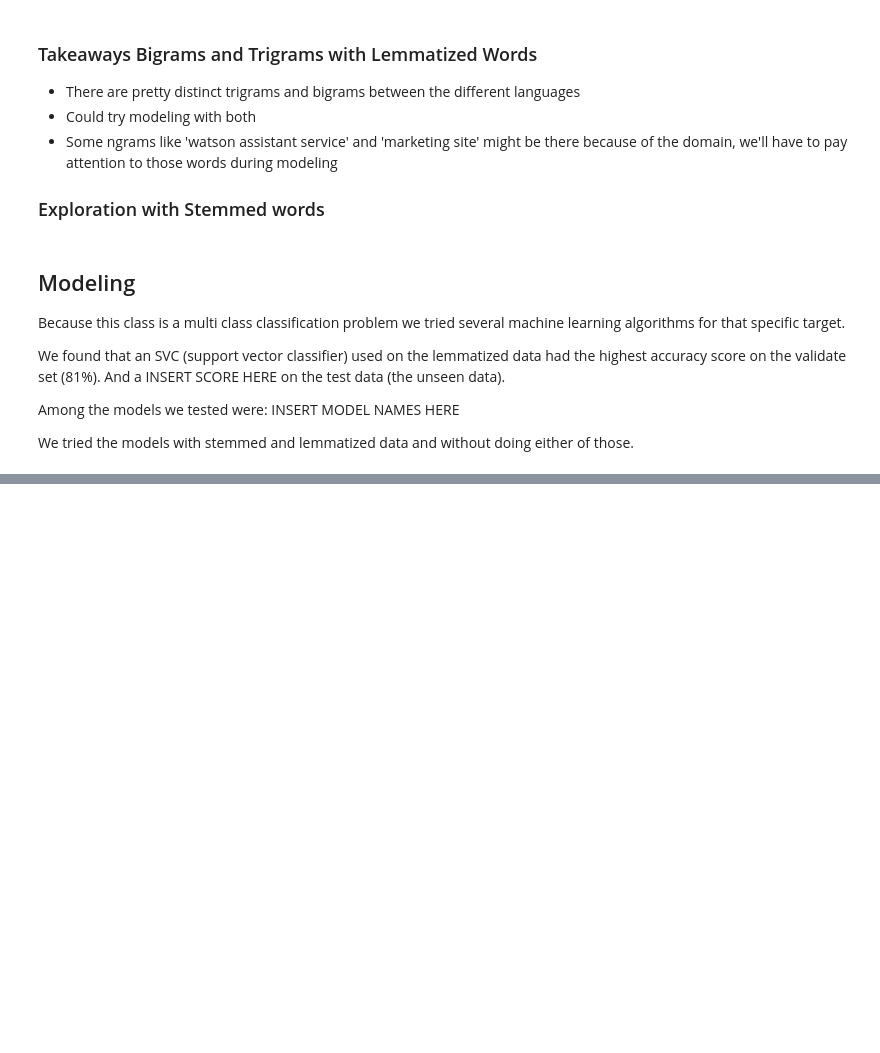
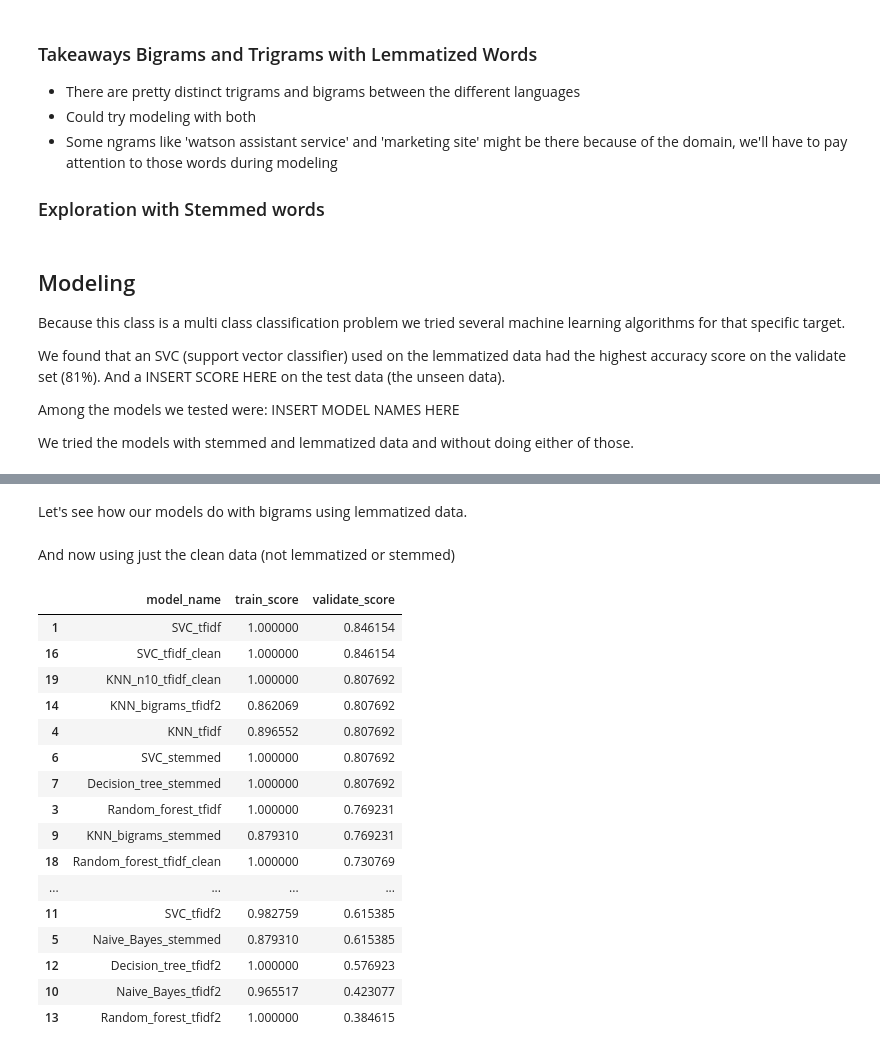
Before and after one commit to heather-desiree-carl-NLP-project/NLP-group-project, a Jupyter notebook: project_final_notebook.ipynb, the cells around one changed output, grey strips where cells are left out. Cells and saved outputs as stored; diff of their text form; code cells hidden in the pictures; blank space fills up the shorter version.

```diff
--- a/project_final_notebook.ipynb
+++ b/project_final_notebook.ipynb
@@ -239,0 +403,2 @@ We tried the models with stemmed and lemmatized data and without doing either of
+# %% [markdown]
+Let's see how our models do with bigrams using lemmatized data.
@@ -239,0 +417,11 @@ We tried the models with stemmed and lemmatized data and without doing either of
+# %%
+for model, name in zip(model_list, model_names):
+    score_df = m.test_a_model(X_train, y_train, X_validate, y_validate, model, name, score_df)
+# %% [markdown]
+And now using just the clean data (not lemmatized or stemmed)
+# %%
+tfidf = TfidfVectorizer()
+X_data = tfidf.fit_transform(df.clean)
+y_data = df.language
+
+X_train, y_train, X_validate, y_validate, X_test, y_test = m.nlp_X_train_split(X_data, y_data)
@@ -239,0 +434,23 @@ We tried the models with stemmed and lemmatized data and without doing either of
+# %%
+for model, name in zip(model_list, model_names):
+    score_df = m.test_a_model(X_train, y_train, X_validate, y_validate, model, name, score_df)
+# %%
+score_df.sort_values(by = 'validate_score', ascending = False)
+# %% [output]
+|  | model_name | train_score | validate_score |
+| 1 | SVC_tfidf | 1.000000 | 0.846154 |
+| 16 | SVC_tfidf_clean | 1.000000 | 0.846154 |
+| 19 | KNN_n10_tfidf_clean | 1.000000 | 0.807692 |
+| 14 | KNN_bigrams_tfidf2 | 0.862069 | 0.807692 |
+| 4 | KNN_tfidf | 0.896552 | 0.807692 |
+| 6 | SVC_stemmed | 1.000000 | 0.807692 |
+| 7 | Decision_tree_stemmed | 1.000000 | 0.807692 |
+| 3 | Random_forest_tfidf | 1.000000 | 0.769231 |
+| 9 | KNN_bigrams_stemmed | 0.879310 | 0.769231 |
+| 18 | Random_forest_tfidf_clean | 1.000000 | 0.730769 |
+| ... | ... | ... | ... |
+| 11 | SVC_tfidf2 | 0.982759 | 0.615385 |
+| 5 | Naive_Bayes_stemmed | 0.879310 | 0.615385 |
+| 12 | Decision_tree_tfidf2 | 1.000000 | 0.576923 |
+| 10 | Naive_Bayes_tfidf2 | 0.965517 | 0.423077 |
+| 13 | Random_forest_tfidf2 | 1.000000 | 0.384615 |
```
Also changed, not shown: parts of 18 cells of this notebook.
